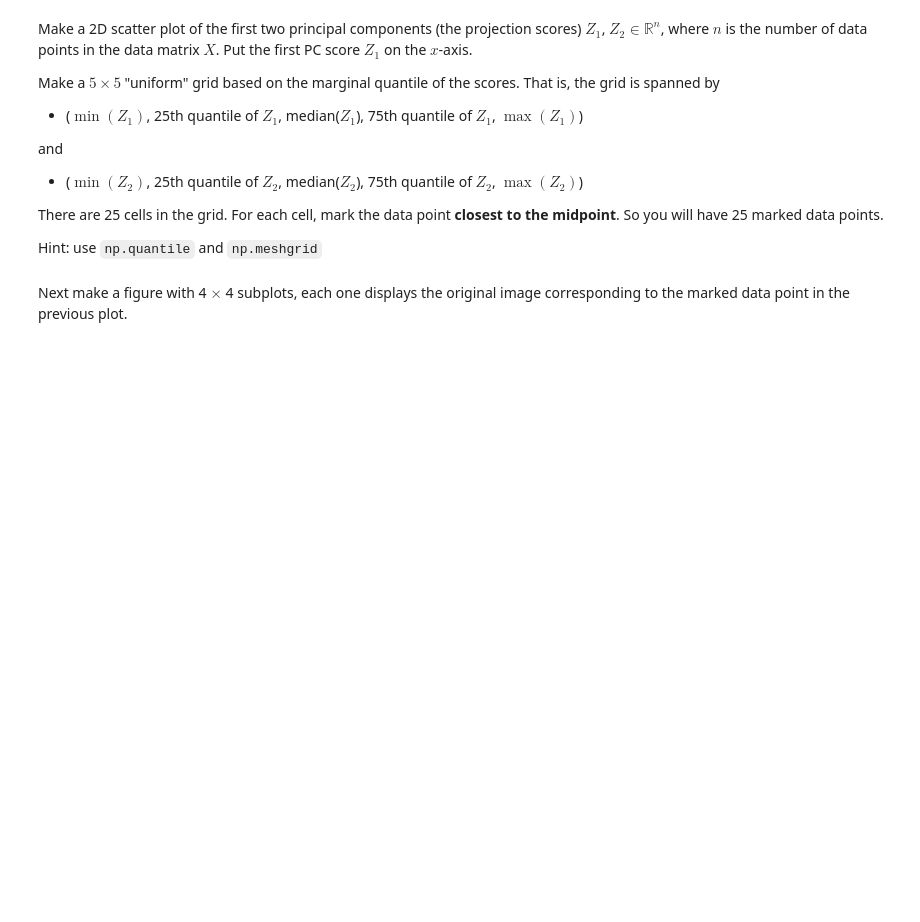
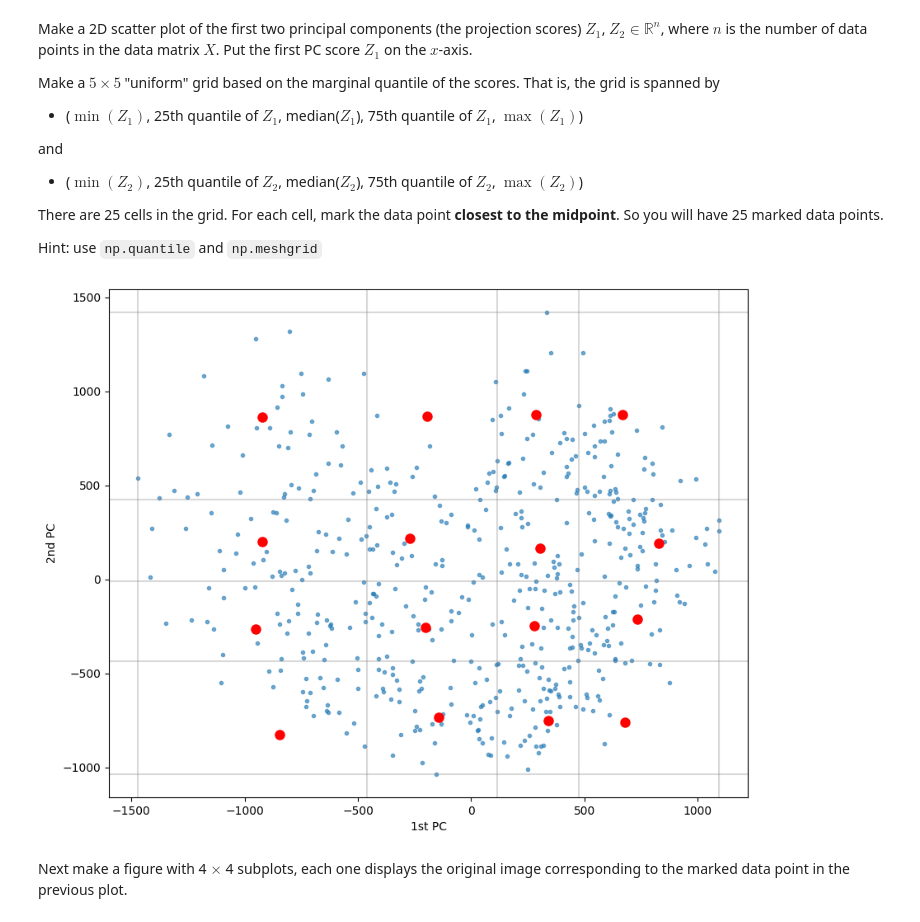
Before and after one commit to blingbangboom/142B-Final, a Jupyter notebook: Final_Project_STA142B_S25.ipynb, the cells around one changed output. Cells and saved outputs as stored; diff of their text form; code cells hidden in the pictures; blank space fills up the shorter version.

```diff
--- a/Final_Project_STA142B_S25.ipynb
+++ b/Final_Project_STA142B_S25.ipynb
@@ -60,6 +63,6 @@ digits_data.shape, digits_target.shape
 ### (1) Pick you favorite digit from 0-9. In part I, we will only look at images of your selected digit.
 # %%
 # specify your favorite number
-num: int
+num = 4
 X = digits_data[digits_target == num]
 print(X.shape)
@@ -119,18 +136,45 @@ Hint: use `np.quantile` and `np.meshgrid`
 # %%
 ##### your code starts here #####
 
+# calc proj scores
+pca = PCA(n_components=2)
+Z = pca.fit_transform(X)
 
+plt.figure(figsize=(10, 8))
+plt.plot(Z[:, 0], Z[:, 1], '.', alpha=0.6)
 
-# hint
-# plt.plot(Z[:,0], Z[:,1], '.')
-# X_grid = np.quantile(Z[:,0], [0, 0.25, 0.5, 0.75, 1])
-# Y_grid = np.quantile(Z[:,1], [0, 0.25, 0.5, 0.75, 1])
-# xv, yv = np.meshgrid(X_grid, Y_grid)
+X_grid = np.quantile(Z[:, 0], [0, 0.25, 0.5, 0.75, 1])
+Y_grid = np.quantile(Z[:, 1], [0, 0.25, 0.5, 0.75, 1])
+xv, yv = np.meshgrid(X_grid, Y_grid)
 
+# finding closest data points
+marked_indices = []
+marked_points = []
+
+for i in range(4):
+    for j in range(4):
+        mid_x = (X_grid[i] + X_grid[i+1]) / 2
+        mid_y = (Y_grid[j] + Y_grid[j+1]) / 2
+        distances = np.sqrt((Z[:, 0] - mid_x)**2 + (Z[:, 1] - mid_y)**2)
+        closest_idx = np.argmin(distances)
+        marked_indices.append(closest_idx)
+        marked_points.append([Z[closest_idx, 0], Z[closest_idx, 1]])
+
+#some plotting of marked points
+marked_points = np.array(marked_points)
+plt.plot(marked_points[:, 0], marked_points[:, 1], 'ro', markersize=8, label='Marked points')
+
+# grid lines
+for x in X_grid:
+    plt.axvline(x, color='gray', alpha=0.3)
+for y in Y_grid:
+    plt.axhline(y, color='gray', alpha=0.3)
 
 ##### your code ends here #####
 plt.xlabel("1st PC")
 plt.ylabel("2nd PC")
 plt.show()
+# %% [output]
+[figure, added]
 # %% [markdown]
 Next make a figure with 4 $\times$ 4 subplots, each one displays the original image corresponding to the marked data point in the previous plot.
```
Also changed, not shown: parts of 12 cells of this notebook, 1 other file.
